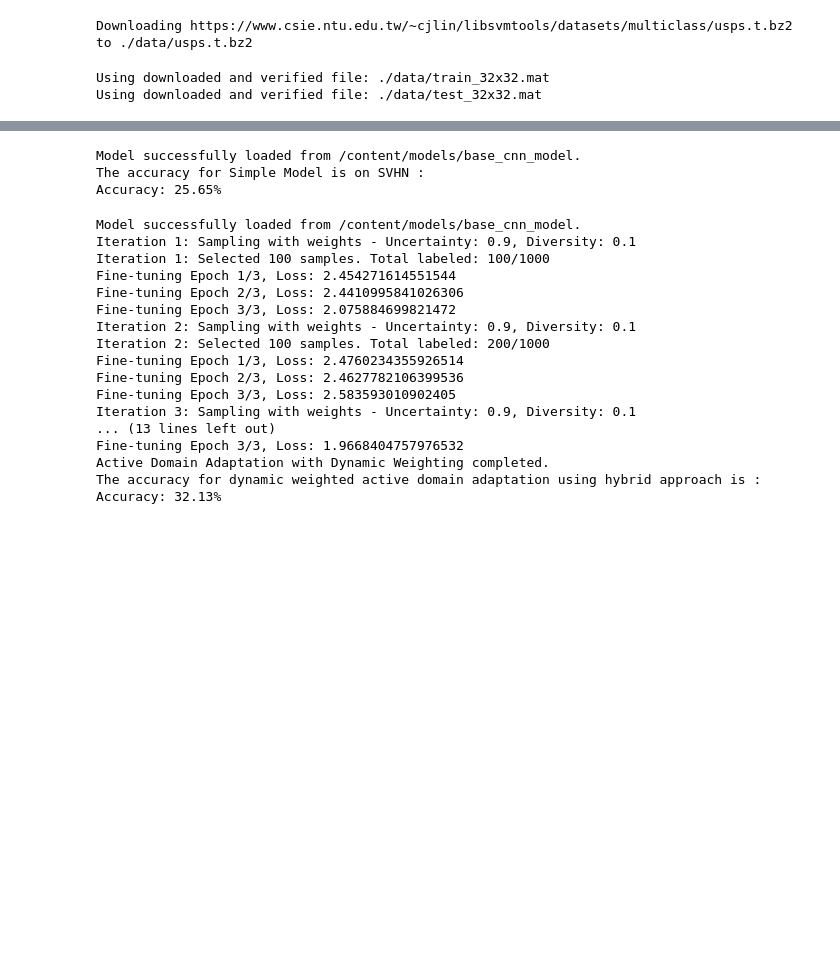
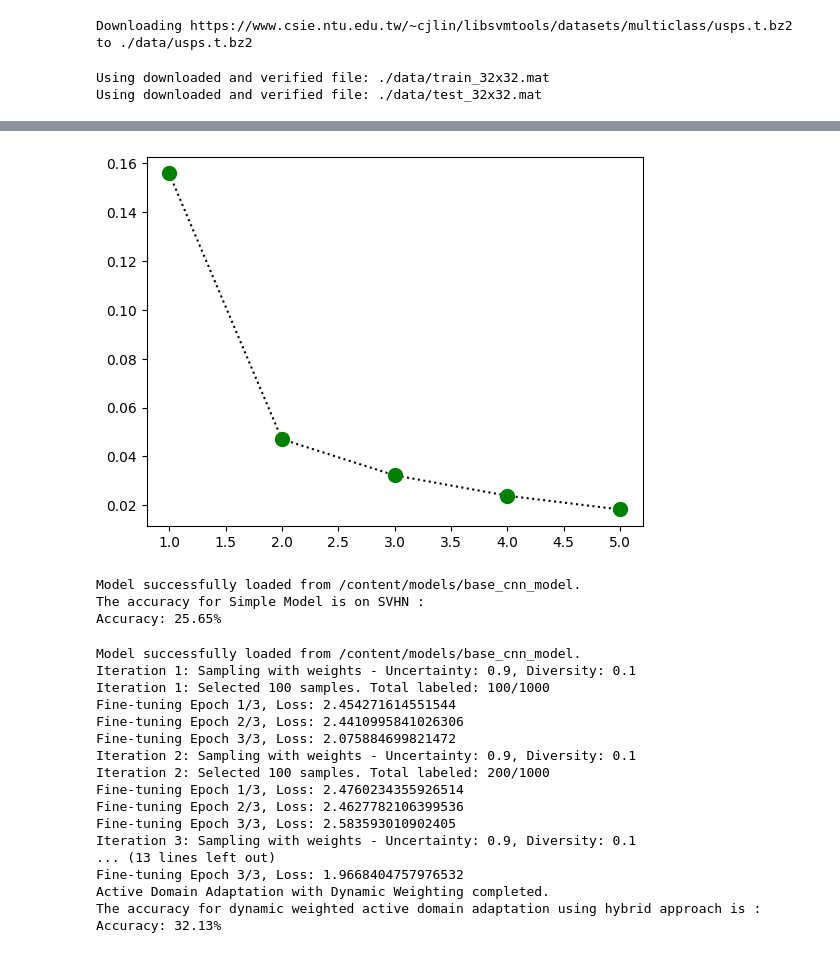
Before and after one commit to Harsh-Raghuvanshi/ActiveDomainAdaptation, a Jupyter notebook: ResearchModel2.ipynb, the cells around one changed output, grey strips where cells are left out. Saved outputs shown, nothing was run; the diff lists cells and outputs as text; code cells hidden in the pictures; blank space fills up the shorter version.

```diff
--- a/ResearchModel2.ipynb
+++ b/ResearchModel2.ipynb
@@ -160,7 +159,8 @@ device = torch.device("cuda" if torch.cuda.is_available() else "cpu")
 model = SimpleCNN().to(device)
 # %%
 # Training on MNIST (Source Domain)
-
+x_points = []
+y_points = []
 def train_source_domain(model, loader, epochs=5):
     criterion = nn.CrossEntropyLoss()
     optimizer = optim.Adam(model.parameters(), lr=0.001)
@@ -178,9 +178,12 @@ def train_source_domain(model, loader, epochs=5):
             optimizer.step()
 
             running_loss += loss.item()
+        x_points.append(epoch+1)
+        y_points.append(running_loss/len(loader))
         print(f"Epoch {epoch+1}/{epochs}, Loss: {running_loss/len(loader)}")
 
 train_source_domain(model, mnist_loader)
+
 # Saving the base model after training for ressting it for various approaches
 torch.save(model.state_dict(), '/content/models/base_cnn_model')
 # %% [output]
@@ -192,3 +195,8 @@ Epoch 5/5, Loss: 0.019255400989566736
+# %%
+plt.plot(x_points,y_points,marker='o',linestyle='dotted',c='black',ms=10,mfc='green',mec='green');
+plt.show()
+# %% [output]
+[figure, added]
 # %%
 def resetting_base_model(model_path='/content/models/base_cnn_model'):
 
```
Also changed, not shown: parts of 12 cells of this notebook.
